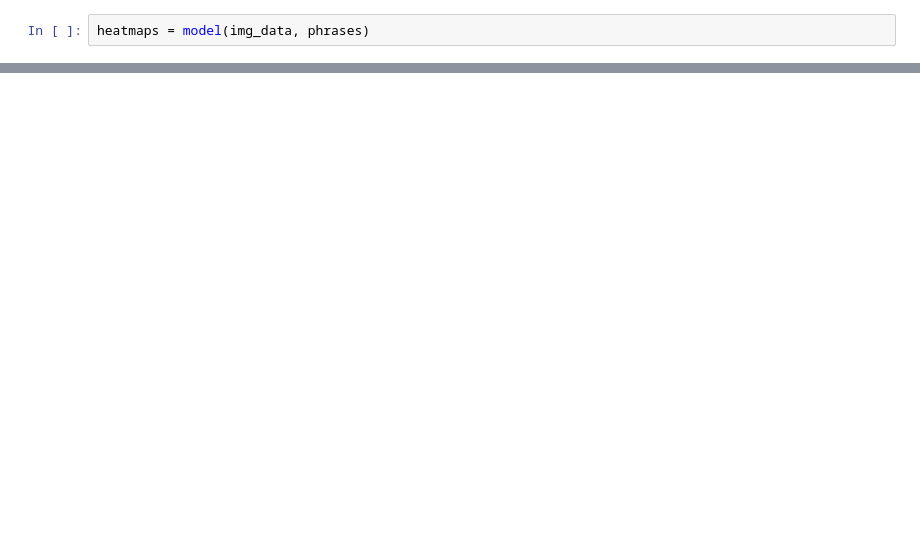
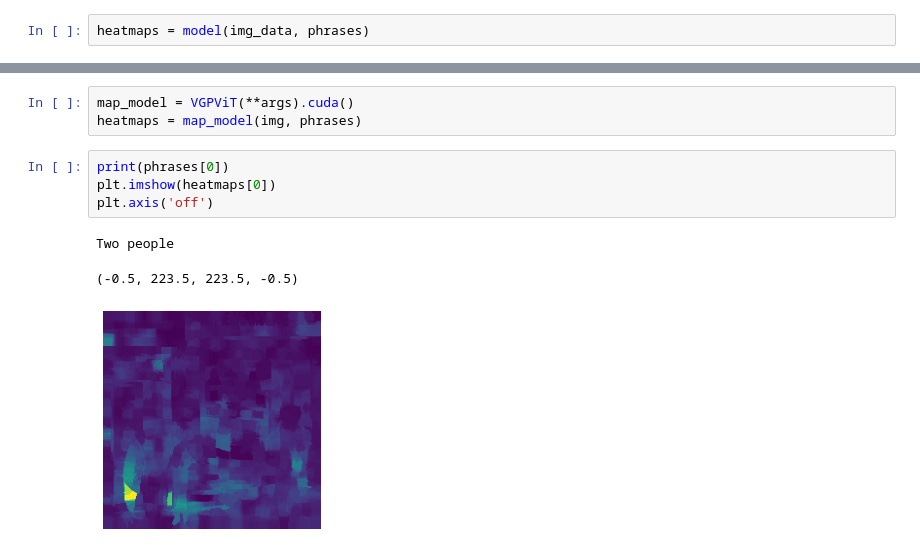
Before and after one commit to don1749/adapting-CLIP-VGPs, a Jupyter notebook: demo.ipynb, the cells around one changed output, grey strips where cells are left out. Drawn from its saved outputs; the diff is of its cells as text; blank space fills up the shorter version.

```diff
--- a/demo.ipynb
+++ b/demo.ipynb
@@ -163,0 +347,11 @@ print(similarity_score)
+# %%
+map_model = VGPViT(**args).cuda()
+heatmaps = map_model(img, phrases)
+# %%
+print(phrases[0])
+plt.imshow(heatmaps[0])
+plt.axis('off')
+# %% [output]
+Two people
+(-0.5, 223.5, 223.5, -0.5)
+[figure, added]
```
Also changed, not shown: parts of 54 cells of this notebook, 7 other files.
